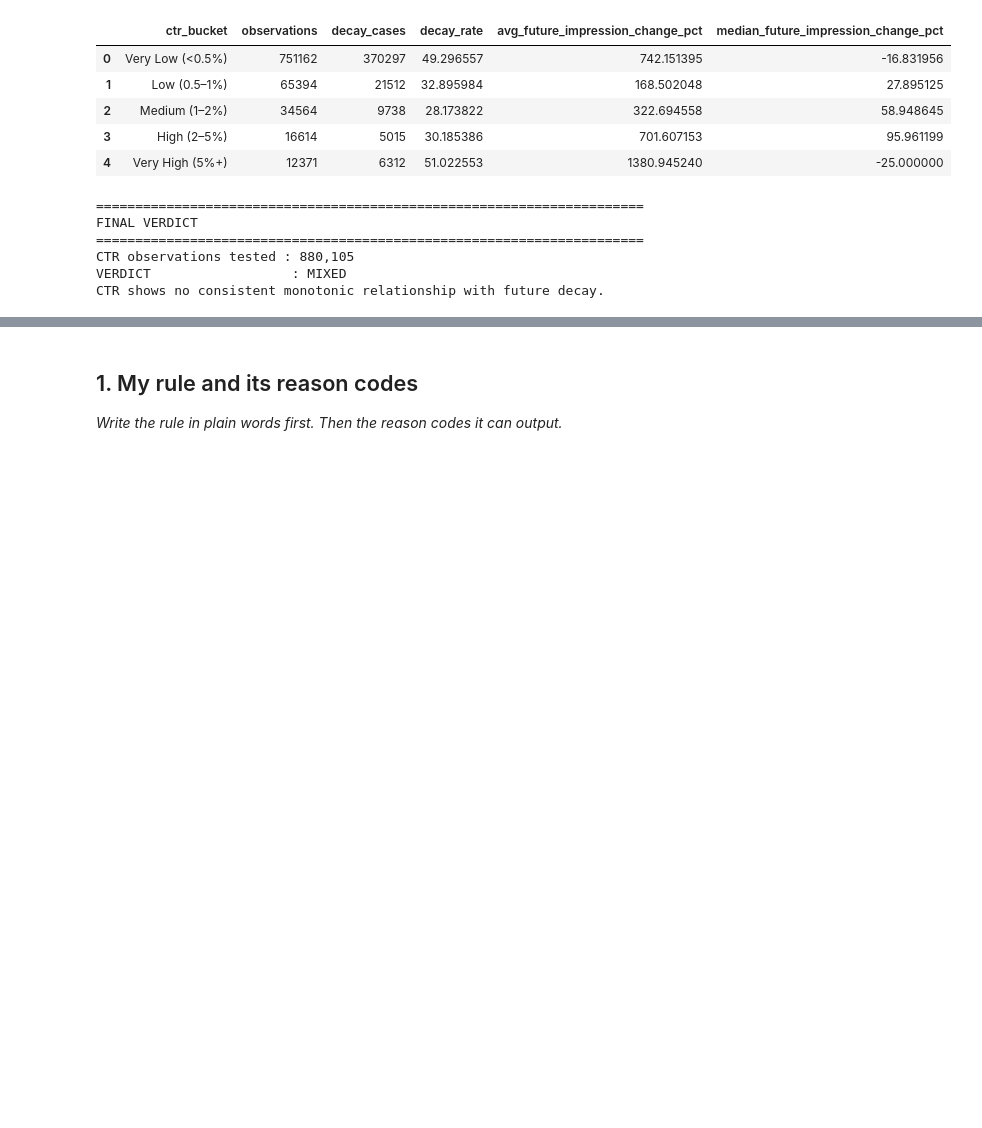
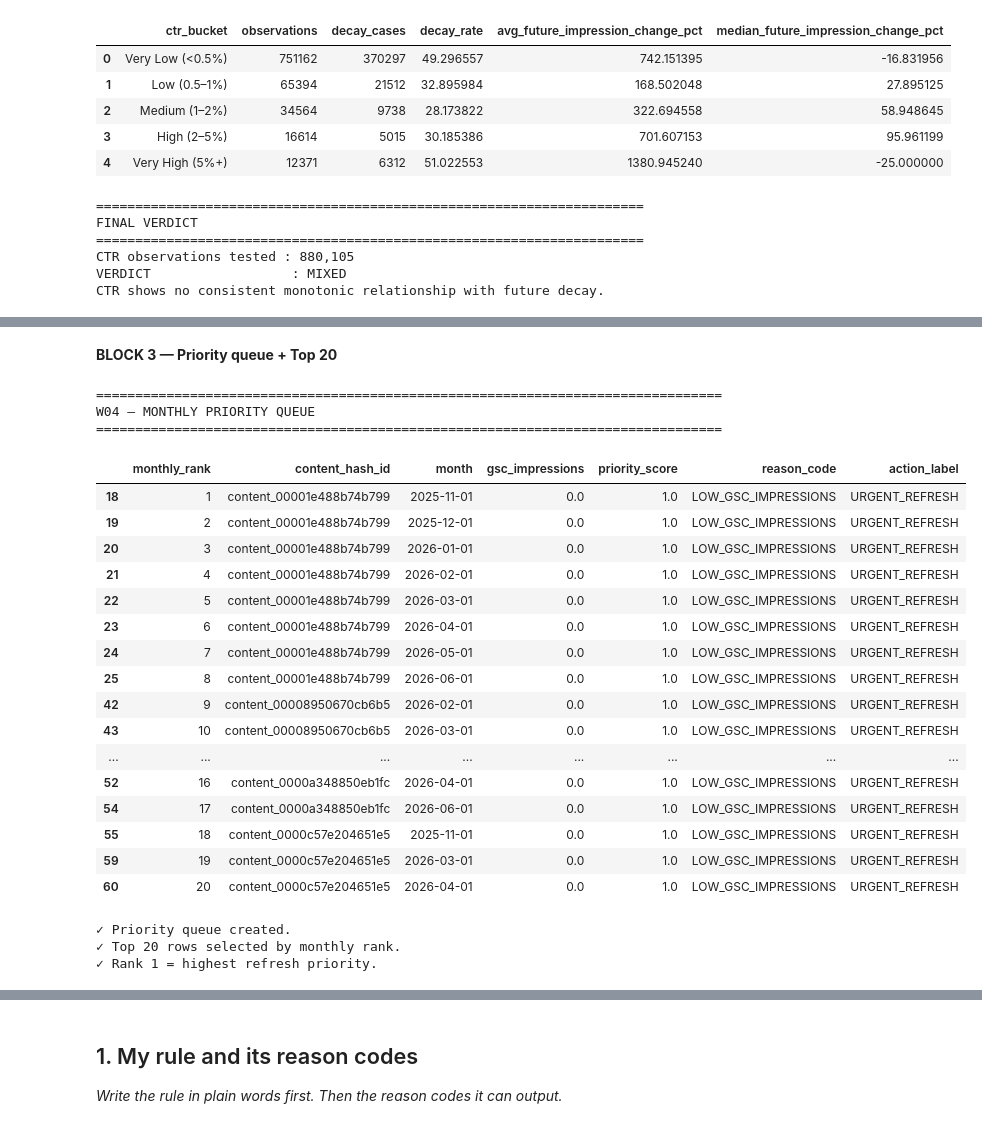
Before and after one commit to MuhammadOkasha004/flyrank-ml-internship-work, a Jupyter notebook: work/notebooks/w04_baseline_score.ipynb, the cells around one changed output, grey strips where cells are left out. Saved outputs shown, nothing was run; the diff lists cells and outputs as text; code cells hidden in the pictures; blank space fills up the shorter version.

```diff
--- a/work/notebooks/w04_baseline_score.ipynb
+++ b/work/notebooks/w04_baseline_score.ipynb
@@ -27,7 +27,7 @@ print("=" * 70)
 # ------------------------------------------------------------
 
 df_features = pd.read_parquet(
-    "/final_features_clean.parquet"
+    "/content/final_features_clean.parquet"
 )
 
 # Work on a copy
@@ -685,0 +1504,77 @@ CTR shows no consistent monotonic relationship with future decay.
+# %% [markdown]
+**BLOCK 3 — Priority queue + Top 20**
+# %%
+# ============================================================
+# W04 — BLOCK 3
+# PRIORITY QUEUE — TOP 20
+# ============================================================
+
+print("=" * 80)
+print("W04 — MONTHLY PRIORITY QUEUE")
+print("=" * 80)
+
+priority_queue = (
+    df_scoring[
+        df_scoring["monthly_rank"] > 0
+    ]
+    .sort_values(
+        "monthly_rank",
+        ascending=True
+    )
+    .head(20)
+    .copy()
+)
+
+# ------------------------------------------------------------
+# DISPLAY
+# ------------------------------------------------------------
+
+display(
+    priority_queue[
+        [
+            "monthly_rank",
+            "content_hash_id",
+            "month",
+            "gsc_impressions",
+            "priority_score",
+            "reason_code",
+            "action_label"
+        ]
+    ]
+)
+
+print(
+    "\n✓ Priority queue created."
+)
+
+print(
+    "✓ Top 20 rows selected by monthly rank."
+)
+
+print(
+    "✓ Rank 1 = highest refresh priority."
+)
+# %% [output]
+================================================================================
+W04 — MONTHLY PRIORITY QUEUE
+================================================================================
+|  | monthly_rank | content_hash_id | month | gsc_impressions | priority_score | reason_code | action_label |
+| 18 | 1 | content_00001e488b74b799 | 2025-11-01 | 0.0 | 1.0 | LOW_GSC_IMPRESSIONS | URGENT_REFRESH |
+| 19 | 2 | content_00001e488b74b799 | 2025-12-01 | 0.0 | 1.0 | LOW_GSC_IMPRESSIONS | URGENT_REFRESH |
+| 20 | 3 | content_00001e488b74b799 | 2026-01-01 | 0.0 | 1.0 | LOW_GSC_IMPRESSIONS | URGENT_REFRESH |
+| 21 | 4 | content_00001e488b74b799 | 2026-02-01 | 0.0 | 1.0 | LOW_GSC_IMPRESSIONS | URGENT_REFRESH |
+| 22 | 5 | content_00001e488b74b799 | 2026-03-01 | 0.0 | 1.0 | LOW_GSC_IMPRESSIONS | URGENT_REFRESH |
+| 23 | 6 | content_00001e488b74b799 | 2026-04-01 | 0.0 | 1.0 | LOW_GSC_IMPRESSIONS | URGENT_REFRESH |
+| 24 | 7 | content_00001e488b74b799 | 2026-05-01 | 0.0 | 1.0 | LOW_GSC_IMPRESSIONS | URGENT_REFRESH |
+| 25 | 8 | content_00001e488b74b799 | 2026-06-01 | 0.0 | 1.0 | LOW_GSC_IMPRESSIONS | URGENT_REFRESH |
+| 42 | 9 | content_00008950670cb6b5 | 2026-02-01 | 0.0 | 1.0 | LOW_GSC_IMPRESSIONS | URGENT_REFRESH |
+| 43 | 10 | content_00008950670cb6b5 | 2026-03-01 | 0.0 | 1.0 | LOW_GSC_IMPRESSIONS | URGENT_REFRESH |
+| ... | ... | ... | ... | ... | ... | ... | ... |
+| 52 | 16 | content_0000a348850eb1fc | 2026-04-01 | 0.0 | 1.0 | LOW_GSC_IMPRESSIONS | URGENT_REFRESH |
+| 54 | 17 | content_0000a348850eb1fc | 2026-06-01 | 0.0 | 1.0 | LOW_GSC_IMPRESSIONS | URGENT_REFRESH |
+| 55 | 18 | content_0000c57e204651e5 | 2025-11-01 | 0.0 | 1.0 | LOW_GSC_IMPRESSIONS | URGENT_REFRESH |
+| 59 | 19 | content_0000c57e204651e5 | 2026-03-01 | 0.0 | 1.0 | LOW_GSC_IMPRESSIONS | URGENT_REFRESH |
+| 60 | 20 | content_0000c57e204651e5 | 2026-04-01 | 0.0 | 1.0 | LOW_GSC_IMPRESSIONS | URGENT_REFRESH |
+✓ Priority queue created.
+✓ Top 20 rows selected by monthly rank.
+✓ Rank 1 = highest refresh priority.
```
Also changed, not shown: parts of 20 cells of this notebook.
